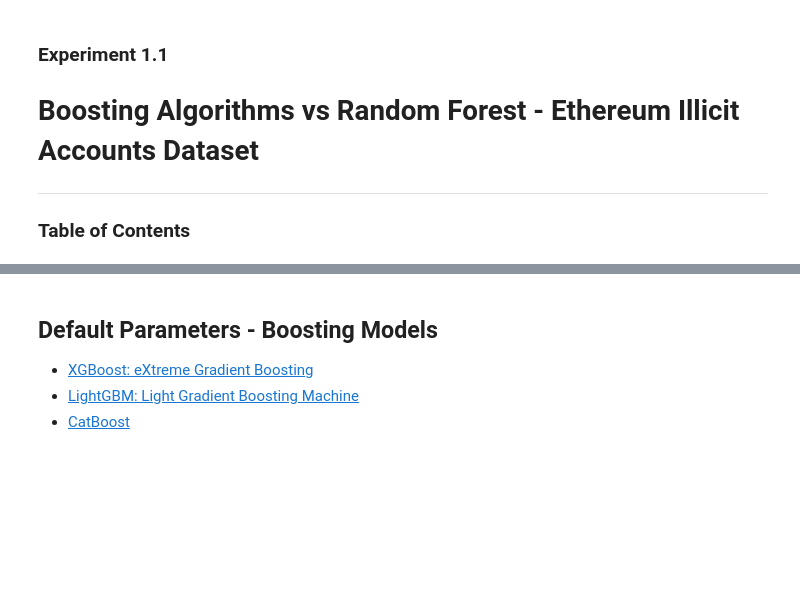
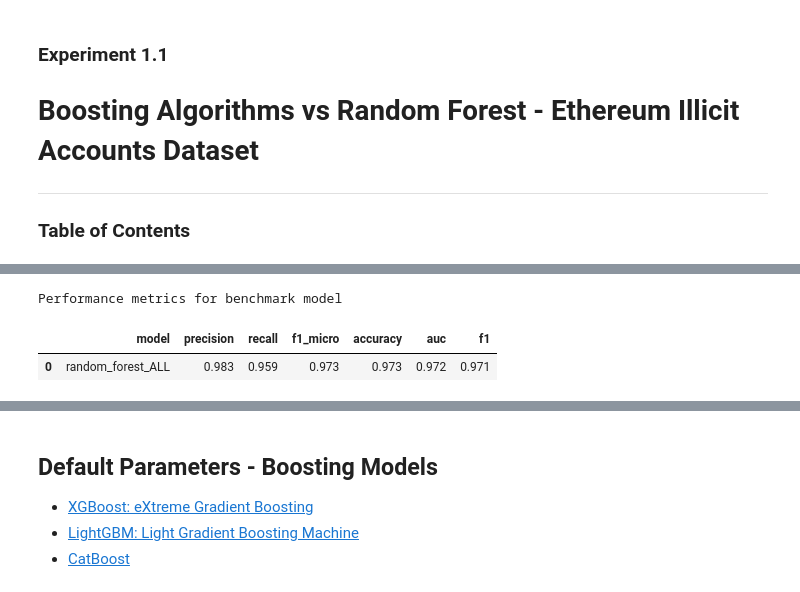
Before and after one commit to achmand/aml-crypto-graph, a Jupyter notebook: src/1.1_experiment_results.ipynb, the cells around one changed output, grey strips where cells are left out. Drawn from its saved outputs; the diff is of its cells as text; code cells hidden in the pictures; blank space fills up the shorter version.

```diff
--- a/src/1.1_experiment_results.ipynb
+++ b/src/1.1_experiment_results.ipynb
@@ -26,0 +48,9 @@ DEFAULT_RESULTS     = "{}/{}".format(EXP_RESULT_PATH, "defaults_models_results.p
+# %%
+# dataframe with all the perfomance metrics
+print("Performance metrics for benchmark model")
+benchmark_metrics_df = results_table(benchmark_results)
+display(benchmark_metrics_df)
+# %% [output]
+Performance metrics for benchmark model
+|  | model | precision | recall | f1_micro | accuracy | auc | f1 |
+| 0 | random_forest_ALL | 0.983 | 0.959 | 0.973 | 0.973 | 0.972 | 0.971 |
```
Also changed, not shown: parts of 14 cells of this notebook, 6 other files.
